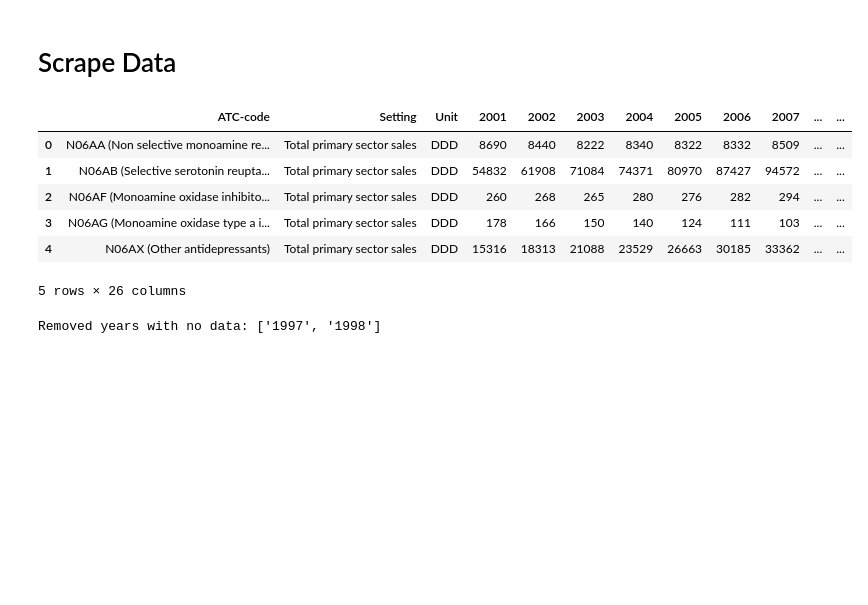
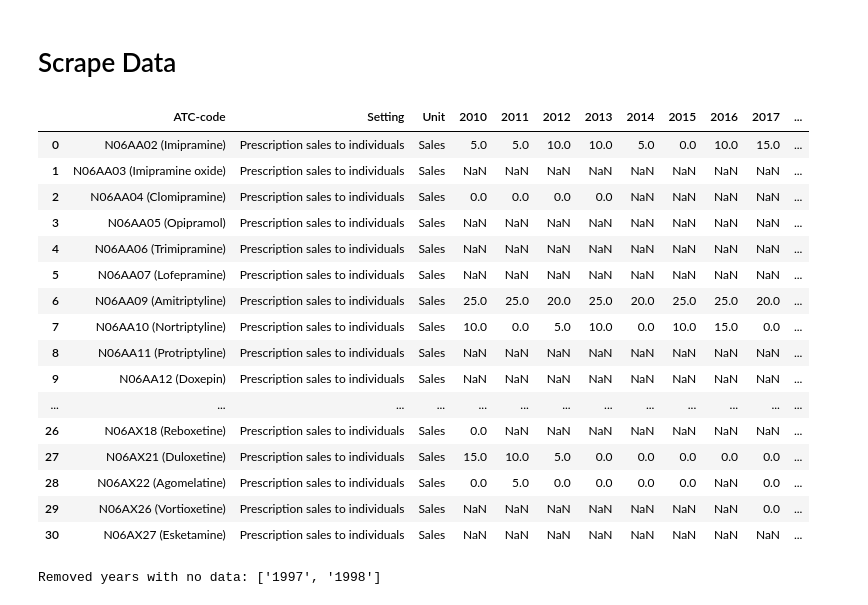
Before and after one commit to jarolim14/MedStatViz, a Jupyter notebook: ExampleUsage.ipynb, the cells around one changed output. Saved outputs shown, nothing was run; the diff lists cells and outputs as text; code cells hidden in the pictures; blank space fills up the shorter version.

```diff
--- a/ExampleUsage.ipynb
+++ b/ExampleUsage.ipynb
@@ -121,32 +144,42 @@ URL ATC ALL YEARS ALL DRUGS: https://medstat.dk/en/viewDataTables/medicineAndMed
 # Scrape Data
 # %%
 # Create an instance of the scraper
-scraper = MedStatScraper(medstat_url_volume)
+scraper = MedStatScraper(medstat_url_all_years_all_atc)
 
 try:
     # Fetch the HTML content
     scraper.fetch_html()
 
     # Parse the statistical data table
     scraper.parse_table()
 
     # Format the parsed data into a DataFrame
     df = scraper.format_dataframe()
 
     # Display the resulting DataFrame
 
 except Exception as e:
     print(f"An error occurred: {e}")
 
 df
 # %% [output]
-|  | ATC-code | Setting | Unit | 2001 | 2002 | 2003 | 2004 | 2005 | 2006 | 2007 | ... | ... |
-| 0 | N06AA (Non selective monoamine re... | Total primary sector sales | DDD | 8690 | 8440 | 8222 | 8340 | 8322 | 8332 | 8509 | ... | ... |
-| 1 | N06AB (Selective serotonin reupta... | Total primary sector sales | DDD | 54832 | 61908 | 71084 | 74371 | 80970 | 87427 | 94572 | ... | ... |
-| 2 | N06AF (Monoamine oxidase inhibito... | Total primary sector sales | DDD | 260 | 268 | 265 | 280 | 276 | 282 | 294 | ... | ... |
-| 3 | N06AG (Monoamine oxidase type a i... | Total primary sector sales | DDD | 178 | 166 | 150 | 140 | 124 | 111 | 103 | ... | ... |
-| 4 | N06AX (Other antidepressants) | Total primary sector sales | DDD | 15316 | 18313 | 21088 | 23529 | 26663 | 30185 | 33362 | ... | ... |
+|  | ATC-code | Setting | Unit | 2010 | 2011 | 2012 | 2013 | 2014 | 2015 | 2016 | 2017 | ... |
+| 0 | N06AA02 (Imipramine) | Prescription sales to individuals | Sales | 5.0 | 5.0 | 10.0 | 10.0 | 5.0 | 0.0 | 10.0 | 15.0 | ... |
+| 1 | N06AA03 (Imipramine oxide) | Prescription sales to individuals | Sales | NaN | NaN | NaN | NaN | NaN | NaN | NaN | NaN | ... |
+| 2 | N06AA04 (Clomipramine) | Prescription sales to individuals | Sales | 0.0 | 0.0 | 0.0 | 0.0 | NaN | NaN | NaN | NaN | ... |
+| 3 | N06AA05 (Opipramol) | Prescription sales to individuals | Sales | NaN | NaN | NaN | NaN | NaN | NaN | NaN | NaN | ... |
+| 4 | N06AA06 (Trimipramine) | Prescription sales to individuals | Sales | NaN | NaN | NaN | NaN | NaN | NaN | NaN | NaN | ... |
+| 5 | N06AA07 (Lofepramine) | Prescription sales to individuals | Sales | NaN | NaN | NaN | NaN | NaN | NaN | NaN | NaN | ... |
+| 6 | N06AA09 (Amitriptyline) | Prescription sales to individuals | Sales | 25.0 | 25.0 | 20.0 | 25.0 | 20.0 | 25.0 | 25.0 | 20.0 | ... |
+| 7 | N06AA10 (Nortriptyline) | Prescription sales to individuals | Sales | 10.0 | 0.0 | 5.0 | 10.0 | 0.0 | 10.0 | 15.0 | 0.0 | ... |
+| 8 | N06AA11 (Protriptyline) | Prescription sales to individuals | Sales | NaN | NaN | NaN | NaN | NaN | NaN | NaN | NaN | ... |
+| 9 | N06AA12 (Doxepin) | Prescription sales to individuals | Sales | NaN | NaN | NaN | NaN | NaN | NaN | NaN | NaN | ... |
+| ... | ... | ... | ... | ... | ... | ... | ... | ... | ... | ... | ... | ... |
+| 26 | N06AX18 (Reboxetine) | Prescription sales to individuals | Sales | 0.0 | NaN | NaN | NaN | NaN | NaN | NaN | NaN | ... |
+| 27 | N06AX21 (Duloxetine) | Prescription sales to individuals | Sales | 15.0 | 10.0 | 5.0 | 0.0 | 0.0 | 0.0 | 0.0 | 0.0 | ... |
+| 28 | N06AX22 (Agomelatine) | Prescription sales to individuals | Sales | 0.0 | 5.0 | 0.0 | 0.0 | 0.0 | 0.0 | NaN | 0.0 | ... |
+| 29 | N06AX26 (Vortioxetine) | Prescription sales to individuals | Sales | NaN | NaN | NaN | NaN | NaN | NaN | NaN | 0.0 | ... |
+| 30 | N06AX27 (Esketamine) | Prescription sales to individuals | Sales | NaN | NaN | NaN | NaN | NaN | NaN | NaN | NaN | ... |
-5 rows × 26 columns
 # %%
 urls = [
     medstat_url_volume,
```
Also changed, not shown: parts of 5 cells of this notebook, 2 other files.
